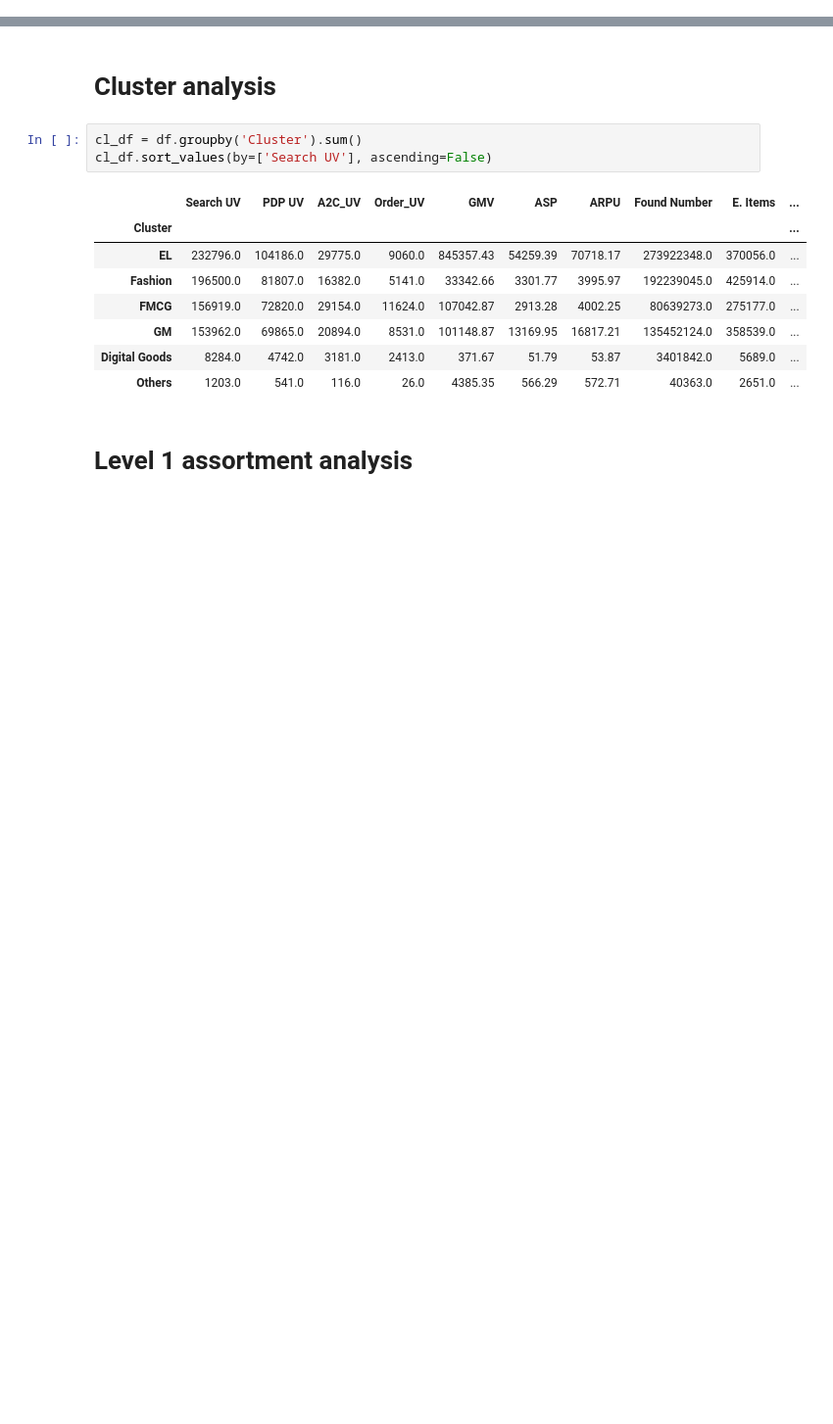
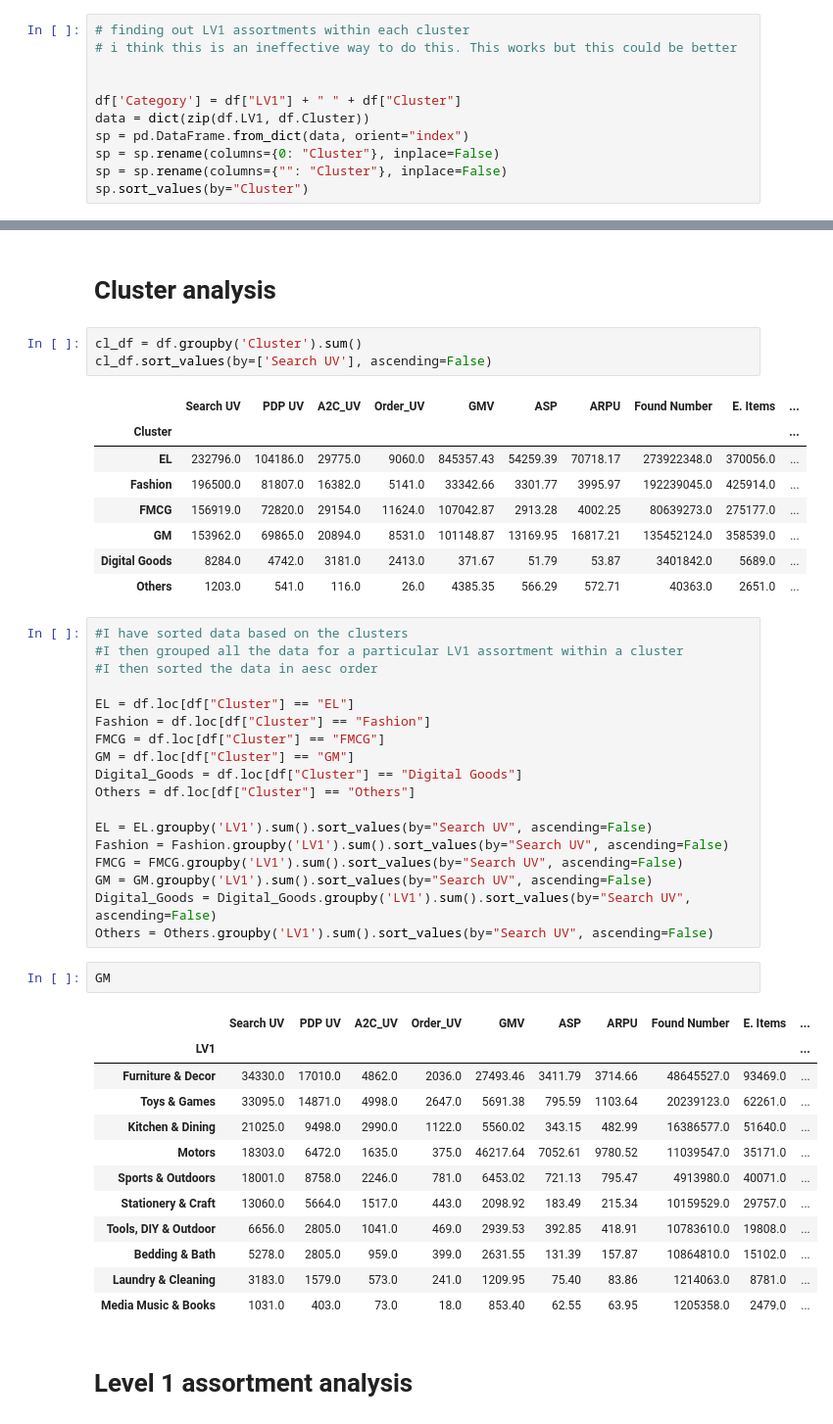
Before and after one commit to hasnainjafri15/daraz-data-analytics, a Jupyter notebook: 12-12 keyword analysis.ipynb, the cells around one changed output, grey strips where cells are left out. Shown: that part at 98% size. Drawn from its saved outputs; the diff is of its cells as text; blank space fills up the shorter version.

```diff
--- a/12-12 keyword analysis.ipynb
+++ b/12-12 keyword analysis.ipynb
@@ -81,3 +98,14 @@ df["ORDER % of searches"] = df['Order_UV']/df["Search UV"]*100
 df["PDP % of searches"] = df['PDP % of searches']. round(decimals=2)
 df["A2C % of searches"] = df['A2C % of searches']. round(decimals=2)
 df["ORDER % of searches"] = df['ORDER % of searches']. round(decimals=2)
+# %%
+# finding out LV1 assortments within each cluster
+# i think this is an ineffective way to do this. This works but this could be better
+
+
+df['Category'] = df["LV1"] + " " + df["Cluster"]
+data = dict(zip(df.LV1, df.Cluster))
+sp = pd.DataFrame.from_dict(data, orient="index")
+sp = sp.rename(columns={0: "Cluster"}, inplace=False)
+sp = sp.rename(columns={"": "Cluster"}, inplace=False)
+sp.sort_values(by="Cluster")
@@ -114,6 +160,39 @@ cl_df.sort_values(by=['Search UV'], ascending=False)
 | GM | 153962.0 | 69865.0 | 20894.0 | 8531.0 | 101148.87 | 13169.95 | 16817.21 | 135452124.0 | 358539.0 | ... |
 | Digital Goods | 8284.0 | 4742.0 | 3181.0 | 2413.0 | 371.67 | 51.79 | 53.87 | 3401842.0 | 5689.0 | ... |
 | Others | 1203.0 | 541.0 | 116.0 | 26.0 | 4385.35 | 566.29 | 572.71 | 40363.0 | 2651.0 | ... |
+# %%
+#I have sorted data based on the clusters
+#I then grouped all the data for a particular LV1 assortment within a cluster
+#I then sorted the data in aesc order
+
+EL = df.loc[df["Cluster"] == "EL"]
+Fashion = df.loc[df["Cluster"] == "Fashion"]
+FMCG = df.loc[df["Cluster"] == "FMCG"]
+GM = df.loc[df["Cluster"] == "GM"]
+Digital_Goods = df.loc[df["Cluster"] == "Digital Goods"]
+Others = df.loc[df["Cluster"] == "Others"]
+
+EL = EL.groupby('LV1').sum().sort_values(by="Search UV", ascending=False)
+Fashion = Fashion.groupby('LV1').sum().sort_values(by="Search UV", ascending=False)
+FMCG = FMCG.groupby('LV1').sum().sort_values(by="Search UV", ascending=False)
+GM = GM.groupby('LV1').sum().sort_values(by="Search UV", ascending=False)
+Digital_Goods = Digital_Goods.groupby('LV1').sum().sort_values(by="Search UV", ascending=False)
+Others = Others.groupby('LV1').sum().sort_values(by="Search UV", ascending=False)
+# %%
+GM
+# %% [output]
+|  | Search UV | PDP UV | A2C_UV | Order_UV | GMV | ASP | ARPU | Found Number | E. Items | ... |
+| LV1 |  |  |  |  |  |  |  |  |  | ... |
+| Furniture & Decor | 34330.0 | 17010.0 | 4862.0 | 2036.0 | 27493.46 | 3411.79 | 3714.66 | 48645527.0 | 93469.0 | ... |
+| Toys & Games | 33095.0 | 14871.0 | 4998.0 | 2647.0 | 5691.38 | 795.59 | 1103.64 | 20239123.0 | 62261.0 | ... |
+| Kitchen & Dining | 21025.0 | 9498.0 | 2990.0 | 1122.0 | 5560.02 | 343.15 | 482.99 | 16386577.0 | 51640.0 | ... |
+| Motors | 18303.0 | 6472.0 | 1635.0 | 375.0 | 46217.64 | 7052.61 | 9780.52 | 11039547.0 | 35171.0 | ... |
+| Sports & Outdoors | 18001.0 | 8758.0 | 2246.0 | 781.0 | 6453.02 | 721.13 | 795.47 | 4913980.0 | 40071.0 | ... |
+| Stationery & Craft | 13060.0 | 5664.0 | 1517.0 | 443.0 | 2098.92 | 183.49 | 215.34 | 10159529.0 | 29757.0 | ... |
+| Tools, DIY & Outdoor | 6656.0 | 2805.0 | 1041.0 | 469.0 | 2939.53 | 392.85 | 418.91 | 10783610.0 | 19808.0 | ... |
+| Bedding & Bath | 5278.0 | 2805.0 | 959.0 | 399.0 | 2631.55 | 131.39 | 157.87 | 10864810.0 | 15102.0 | ... |
+| Laundry & Cleaning | 3183.0 | 1579.0 | 573.0 | 241.0 | 1209.95 | 75.40 | 83.86 | 1214063.0 | 8781.0 | ... |
+| Media Music & Books | 1031.0 | 403.0 | 73.0 | 18.0 | 853.40 | 62.55 | 63.95 | 1205358.0 | 2479.0 | ... |
 # %% [markdown]
 # Level 1 assortment analysis
 # %%
```
Also changed, not shown: parts of 9 cells of this notebook, 6 other files.
